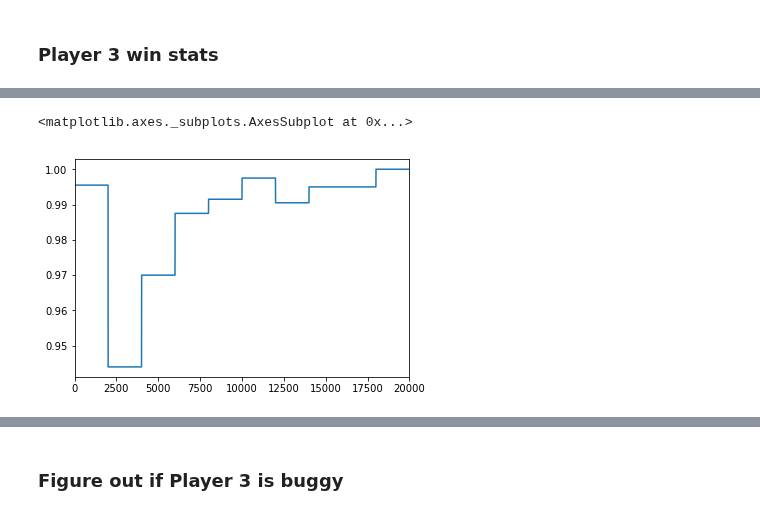
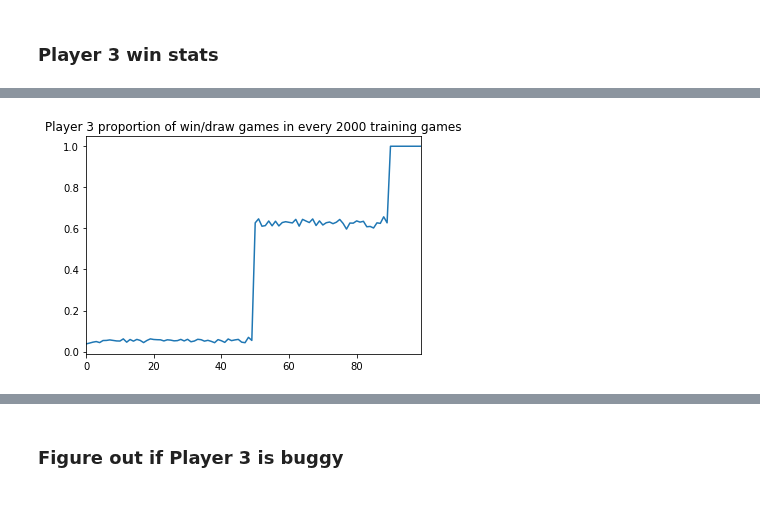
Before and after one commit to zeromh/tic_tac_toe_RI, a Jupyter notebook: tic_tac_toe_RL.ipynb, the cells around one changed output, grey strips where cells are left out. Drawn from its saved outputs; the diff is of its cells as text; code cells hidden in the pictures.

```diff
--- a/tic_tac_toe_RL.ipynb
+++ b/tic_tac_toe_RL.ipynb
@@ -469,4 +647,5 @@ plt.scatter(np.arange(p1_2_real_scores.shape[0]), p1_2_real_scores.score)
 player3 = ttt_player('computer', 'O', epsilon=.9)
 # %%
 player1.set_epsilon(0)
-p1_3_game = train_computer_players(player1, player3, adj_p1_epsilon=False)
+player1.alpha = 0
+p1_3_training_game = train_computer_players(player1, player3, adj_pX_epsilon=False)
@@ -486,2 +677,9 @@ p1_3_scores_agg.plot()
+# %%
+p1_3_train_scores, p1_3_train_scores_agg = compute_player_stats(p1_3_training_game, 'playerO')
+# %%
+p1_3_train_scores_agg.plot()
+plt.title('Player 3 proportion of win/draw games in every 2000 training games');
+# %% [output]
+[figure, added]
 # %%
 player3.set_epsilon(0)
@@ -501,5 +686,0 @@ p1_3_real_scores_agg = p1_3_real_scores.groupby('group').not_loss.transform(lamb
-# %%
-p1_3_real_scores_agg.plot()
-# %% [output]
-<matplotlib.axes._subplots.AxesSubplot at 0x...>
-[figure, removed]
```
Also changed, not shown: parts of 72 cells of this notebook.
